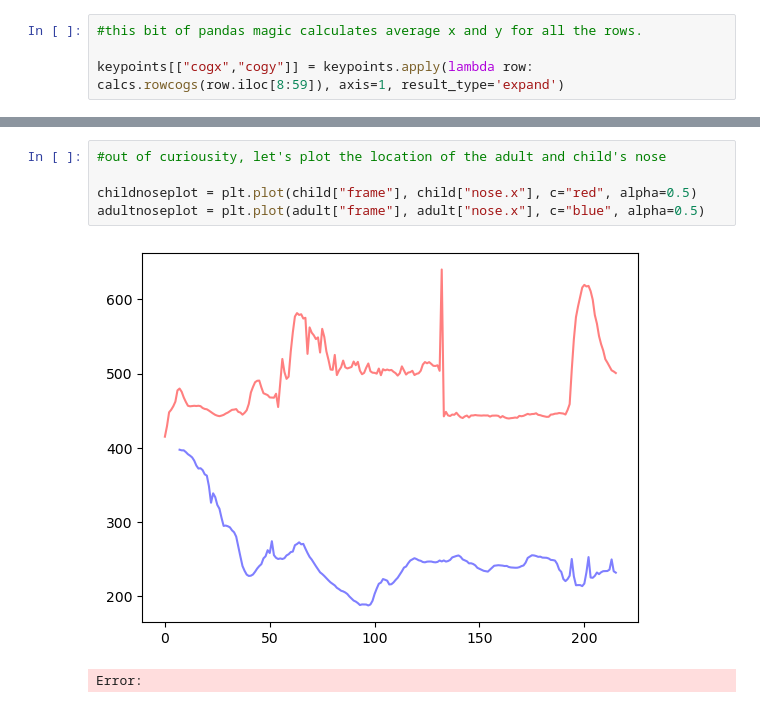
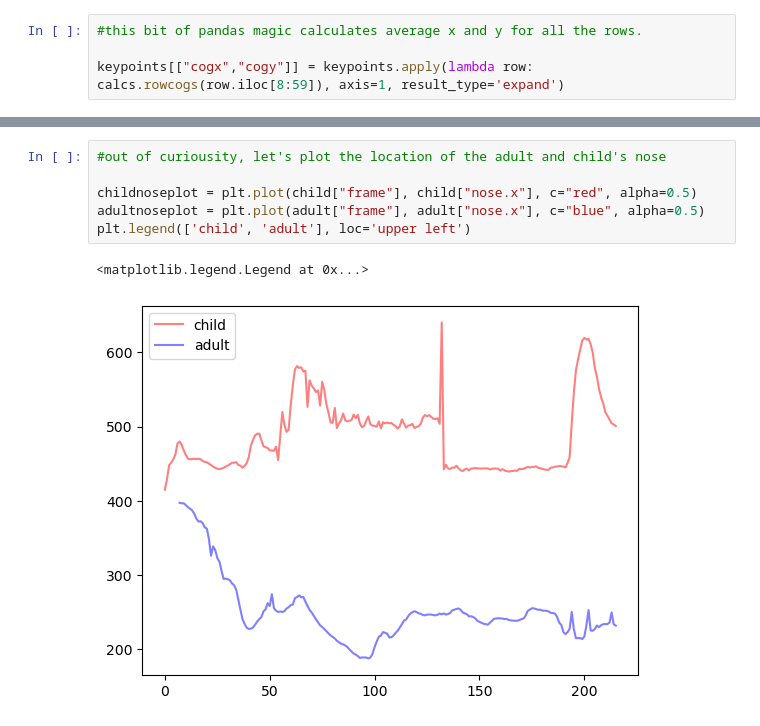
Before and after one commit to InfantLab/VideoAnnotator, a Jupyter notebook: code/07_ca_visualise_data.ipynb, the cells around one changed output, grey strips where cells are left out. Cells and saved outputs as stored; diff of their text form.

```diff
--- a/code/07_ca_visualise_data.ipynb
+++ b/code/07_ca_visualise_data.ipynb
@@ -62,8 +62,9 @@ adultplot = plt.plot(adult["frame"], adult["cogx"], c="blue", alpha=0.5)
 # %%
 #out of curiousity, let's plot the location of the adult and child's nose
 
 childnoseplot = plt.plot(child["frame"], child["nose.x"], c="red", alpha=0.5)
 adultnoseplot = plt.plot(adult["frame"], adult["nose.x"], c="blue", alpha=0.5)
+plt.legend(['child', 'adult'], loc='upper left')
 # %% [output]
+<matplotlib.legend.Legend at 0x...>
-[figure, old version]
+[figure, new version]
-Error:
```
Also changed, not shown: parts of 5 cells of this notebook, 4 other files.
